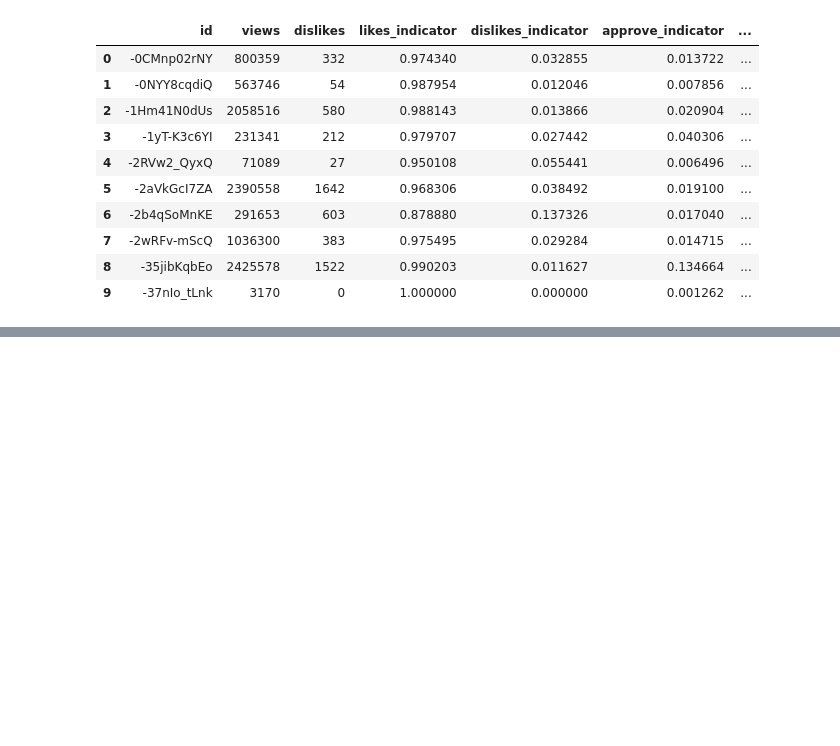
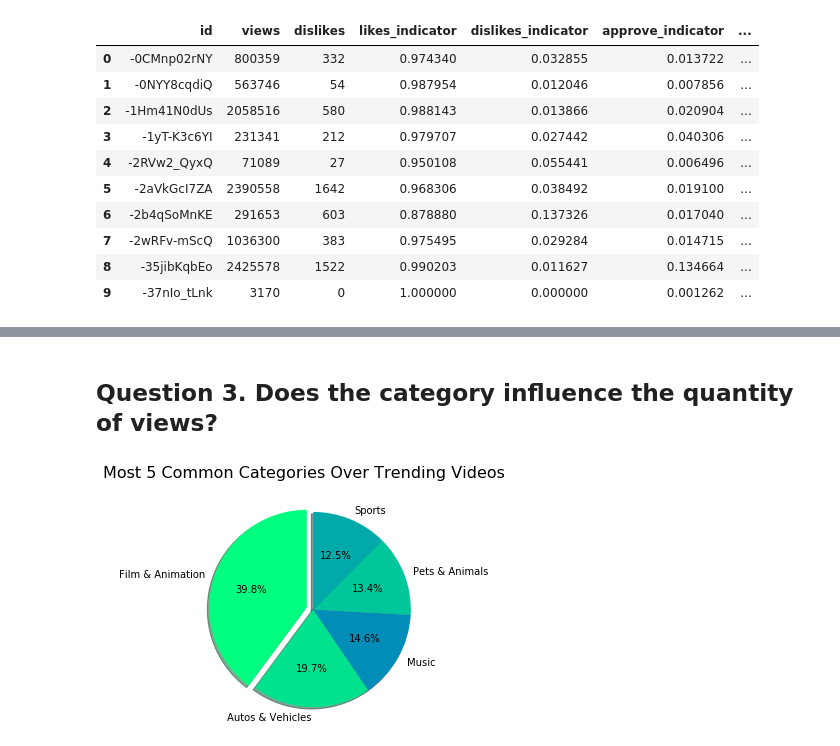
Before and after one commit to CaroMuizzi/Success-on-YouTube-Channels, a Jupyter notebook: Trending_videos_caro.ipynb, the cells around one changed output, grey strips where cells are left out. Drawn from its saved outputs; the diff is of its cells as text; code cells hidden in the pictures; blank space fills up the shorter version.

```diff
--- a/Trending_videos_caro.ipynb
+++ b/Trending_videos_caro.ipynb
@@ -149,3 +149,11 @@ category_frequence_df.describe()
 | 50% | 351.000000 |
 | 75% | 517.000000 |
 | max | 1622.000000 |
+# %%
+# Read the Json File with categories names and Id so we can show names in the plot
+from pprint  import pprint
+filepath = os.path.join("Resources/US_category_id.json")
+with open(filepath) as jsonfile:
+    categories_data = json.load(jsonfile)
+# See the json
+pprint(categories_data)
@@ -730,0 +835,17 @@ plt.show()
+# %% [markdown]
+## Question 3. Does the category influence the quantity of views?
+# %%
+# Plot based on Data Frame of Category frequence
+category_frequence = category_frequence_df['category_frequence'].sort_values(ascending=False)[:5]
+category_name = category_frequence_df['category_name']
+
+explode = (0.07, 0, 0, 0, 0)
+colors = [ '#00FF80','#00E28E','#008DB8', '#00C69C', '#00AAAA',]
+plt.suptitle('Most 5 Common Categories Over Trending Videos', size=16, y=1)
+plt.pie(category_frequence, colors=colors ,explode=explode, labels=category_name[:5],
+        shadow=True, startangle=90,autopct="%1.1f%%")
+plt.axis("equal")
+plt.savefig("Images/Most 5 Common Categories Over Trending Videos.png")
+plt.show()
+# %% [output]
+[figure, added]
```
Also changed, not shown: parts of 19 cells of this notebook, 16 other files.
